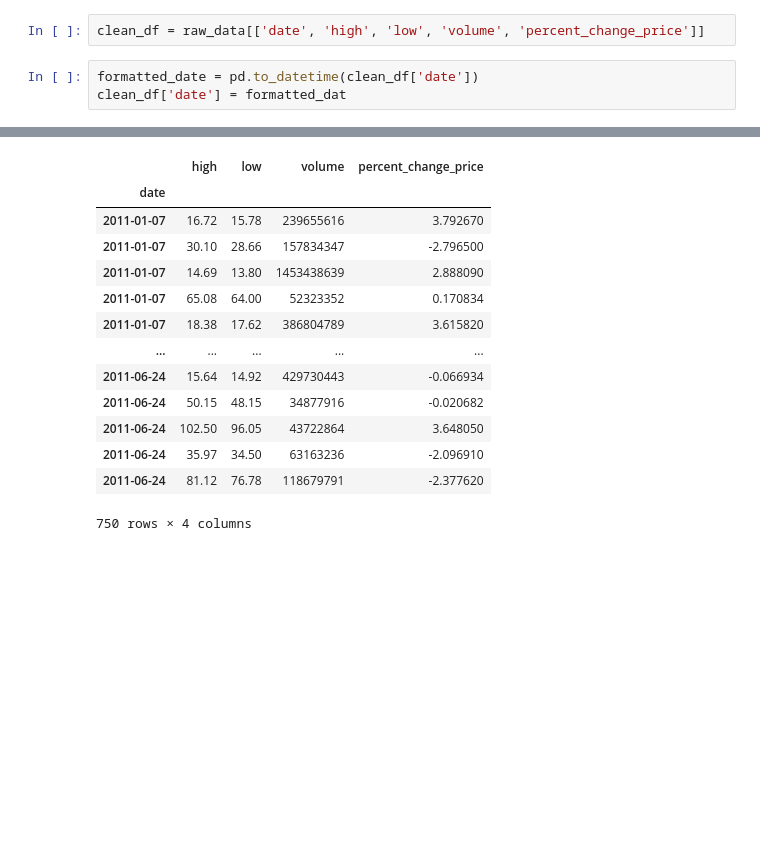
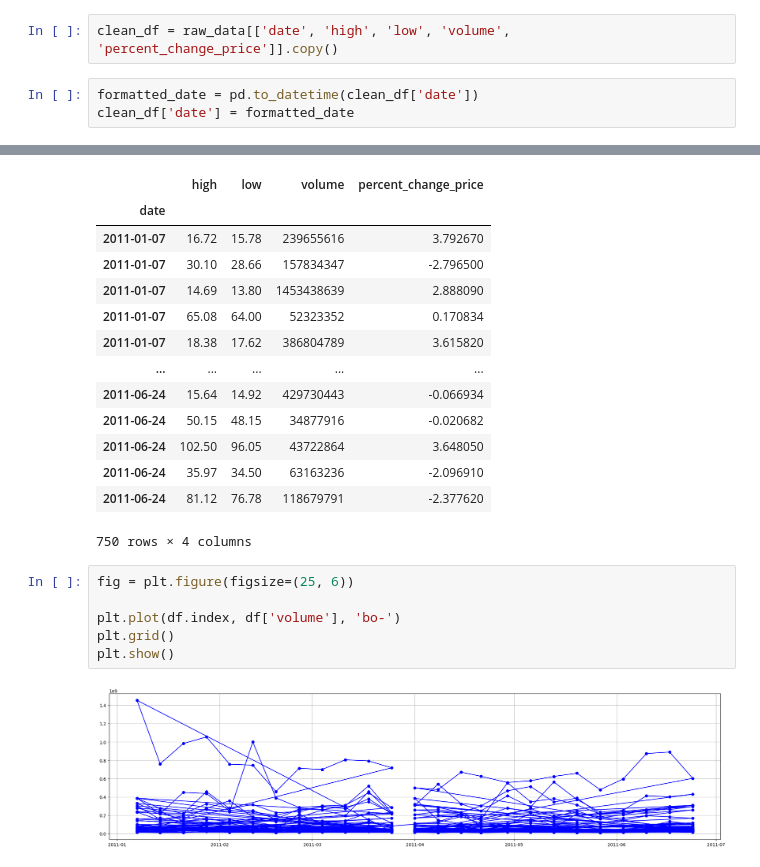
Before and after one commit to javiersanpan/dwj, a Jupyter notebook: dowjones_act3.ipynb, the cells around one changed output, grey strips where cells are left out. Saved outputs shown, nothing was run; the diff lists cells and outputs as text; blank space fills up the shorter version.

```diff
--- a/dowjones_act3.ipynb
+++ b/dowjones_act3.ipynb
@@ -17,7 +18,7 @@ raw_data.head()
 | 1 | AA | 1/28/2011 | $15.87 | $16.63 | $15.82 | $16.13 | 151379173 | 1.63831 | ... |
 | 1 | AA | 2/4/2011 | $16.18 | $17.39 | $16.18 | $17.14 | 154387761 | 5.93325 | ... |
 # %%
-clean_df = raw_data[['date', 'high', 'low', 'volume', 'percent_change_price']]
+clean_df = raw_data[['date', 'high', 'low', 'volume', 'percent_change_price']].copy()
 # %%
 formatted_date = pd.to_datetime(clean_df['date'])
-clean_df['date'] = formatted_dat
+clean_df['date'] = formatted_date
@@ -80,3 +75,11 @@ df.sort_index(ascending = True)
 | 2011-06-24 | 35.97 | 34.50 | 63163236 | -2.096910 |
 | 2011-06-24 | 81.12 | 76.78 | 118679791 | -2.377620 |
 750 rows × 4 columns
+# %%
+fig = plt.figure(figsize=(25, 6))
+
+plt.plot(df.index, df['volume'], 'bo-')
+plt.grid()
+plt.show()
+# %% [output]
+[figure, added]
```
Also changed, not shown: parts of 2 cells of this notebook.
